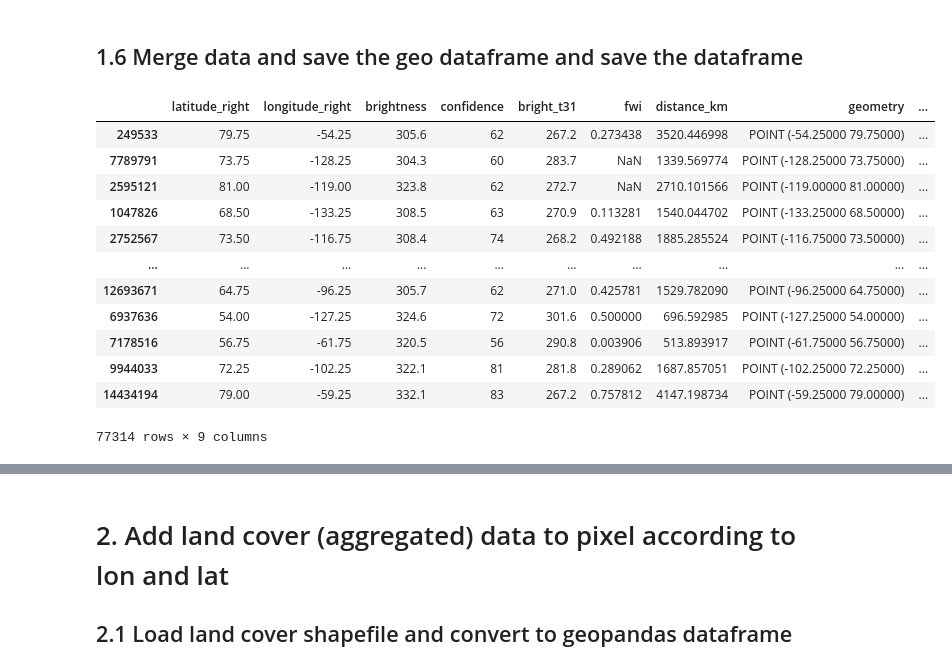
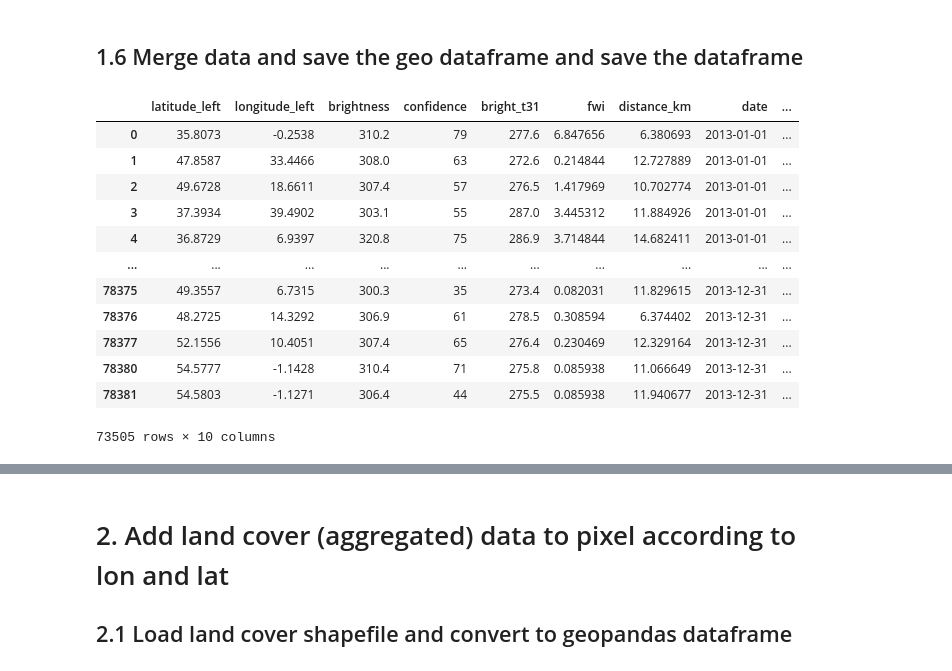
Before and after one commit to zhongyunshun/climada_petals, a Jupyter notebook: doc/my_scripts/step4_curate_ml_dataset.ipynb, the cells around one changed output, grey strips where cells are left out. Drawn from its saved outputs; the diff is of its cells as text; code cells hidden in the pictures.

```diff
--- a/doc/my_scripts/step4_curate_ml_dataset.ipynb
+++ b/doc/my_scripts/step4_curate_ml_dataset.ipynb
@@ -82,7 +85,7 @@ df_left_join
 78382 rows × 18 columns
 # %%
 # only keep the relevant rows
-df_left_join = df_left_join[['latitude_left', 'longitude_left', 'brightness', 'confidence', 'bright_t31', 'fwi', 'distance_km', 'geometry']]
+df_left_join = df_left_join[['latitude_left', 'longitude_left', 'brightness', 'confidence', 'bright_t31', 'fwi', 'distance_km', 'date', 'geometry']]
 # %% [markdown]
 ## 1.2 Assign positive labels (ignited) to the data points with distance <= 31 * sqrt(2) / 2 and only keep rows with positive labels
 # %%
@@ -166,21 +169,21 @@ df_right_join['ignited'] = False
 # %% [markdown]
 ## 1.6 Merge data and save the geo dataframe and save the dataframe
 # %%
-df_right_join
+df_left_join
 # %% [output]
-|  | latitude_right | longitude_right | brightness | confidence | bright_t31 | fwi | distance_km | geometry | ... |
-| 249533 | 79.75 | -54.25 | 305.6 | 62 | 267.2 | 0.273438 | 3520.446998 | POINT (-54.25000 79.75000) | ... |
-| 7789791 | 73.75 | -128.25 | 304.3 | 60 | 283.7 | NaN | 1339.569774 | POINT (-128.25000 73.75000) | ... |
-| 2595121 | 81.00 | -119.00 | 323.8 | 62 | 272.7 | NaN | 2710.101566 | POINT (-119.00000 81.00000) | ... |
-| 1047826 | 68.50 | -133.25 | 308.5 | 63 | 270.9 | 0.113281 | 1540.044702 | POINT (-133.25000 68.50000) | ... |
-| 2752567 | 73.50 | -116.75 | 308.4 | 74 | 268.2 | 0.492188 | 1885.285524 | POINT (-116.75000 73.50000) | ... |
+|  | latitude_left | longitude_left | brightness | confidence | bright_t31 | fwi | distance_km | date | ... |
+| 0 | 35.8073 | -0.2538 | 310.2 | 79 | 277.6 | 6.847656 | 6.380693 | 2013-01-01 | ... |
+| 1 | 47.8587 | 33.4466 | 308.0 | 63 | 272.6 | 0.214844 | 12.727889 | 2013-01-01 | ... |
+| 2 | 49.6728 | 18.6611 | 307.4 | 57 | 276.5 | 1.417969 | 10.702774 | 2013-01-01 | ... |
+| 3 | 37.3934 | 39.4902 | 303.1 | 55 | 287.0 | 3.445312 | 11.884926 | 2013-01-01 | ... |
+| 4 | 36.8729 | 6.9397 | 320.8 | 75 | 286.9 | 3.714844 | 14.682411 | 2013-01-01 | ... |
 | ... | ... | ... | ... | ... | ... | ... | ... | ... | ... |
-| 12693671 | 64.75 | -96.25 | 305.7 | 62 | 271.0 | 0.425781 | 1529.782090 | POINT (-96.25000 64.75000) | ... |
-| 6937636 | 54.00 | -127.25 | 324.6 | 72 | 301.6 | 0.500000 | 696.592985 | POINT (-127.25000 54.00000) | ... |
-| 7178516 | 56.75 | -61.75 | 320.5 | 56 | 290.8 | 0.003906 | 513.893917 | POINT (-61.75000 56.75000) | ... |
-| 9944033 | 72.25 | -102.25 | 322.1 | 81 | 281.8 | 0.289062 | 1687.857051 | POINT (-102.25000 72.25000) | ... |
-| 14434194 | 79.00 | -59.25 | 332.1 | 83 | 267.2 | 0.757812 | 4147.198734 | POINT (-59.25000 79.00000) | ... |
+| 78375 | 49.3557 | 6.7315 | 300.3 | 35 | 273.4 | 0.082031 | 11.829615 | 2013-12-31 | ... |
+| 78376 | 48.2725 | 14.3292 | 306.9 | 61 | 278.5 | 0.308594 | 6.374402 | 2013-12-31 | ... |
+| 78377 | 52.1556 | 10.4051 | 307.4 | 65 | 276.4 | 0.230469 | 12.329164 | 2013-12-31 | ... |
+| 78380 | 54.5777 | -1.1428 | 310.4 | 71 | 275.8 | 0.085938 | 11.066649 | 2013-12-31 | ... |
+| 78381 | 54.5803 | -1.1271 | 306.4 | 44 | 275.5 | 0.085938 | 11.940677 | 2013-12-31 | ... |
-77314 rows × 9 columns
+73505 rows × 10 columns
 # %%
 # Rename the columns to match
 df_left_join = df_left_join.rename(columns={'latitude_left': 'latitude', 'longitude_left': 'longitude'})
```
Also changed, not shown: parts of 26 cells of this notebook, 1 other file.
